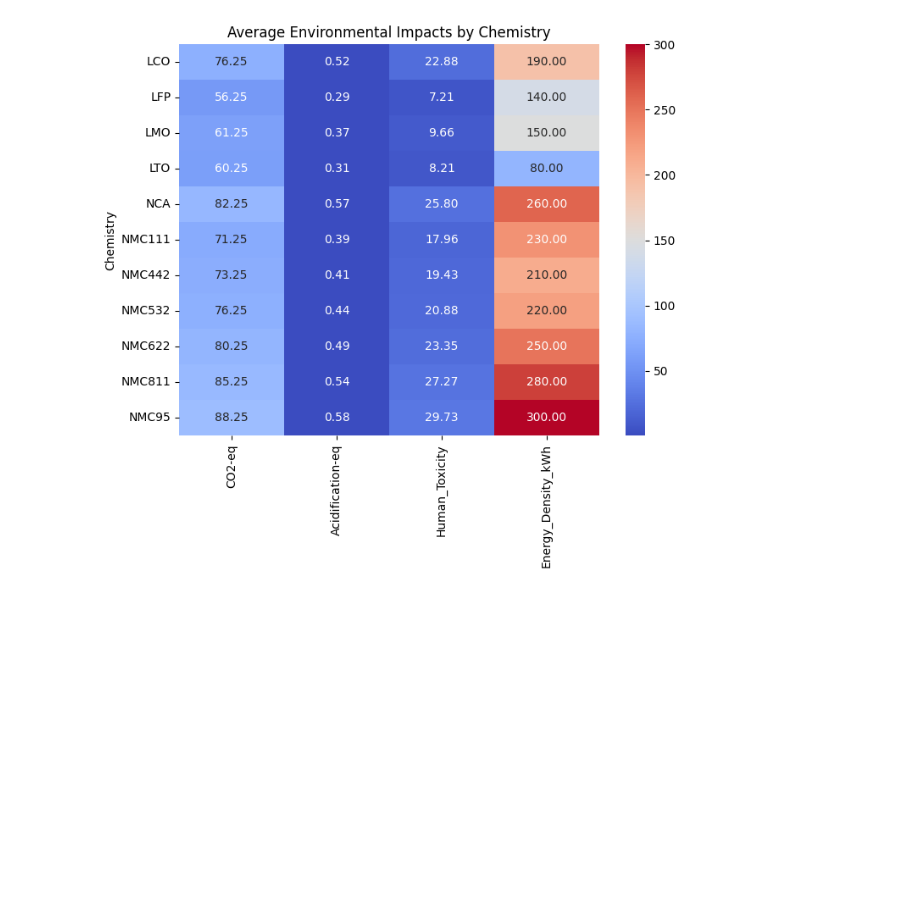
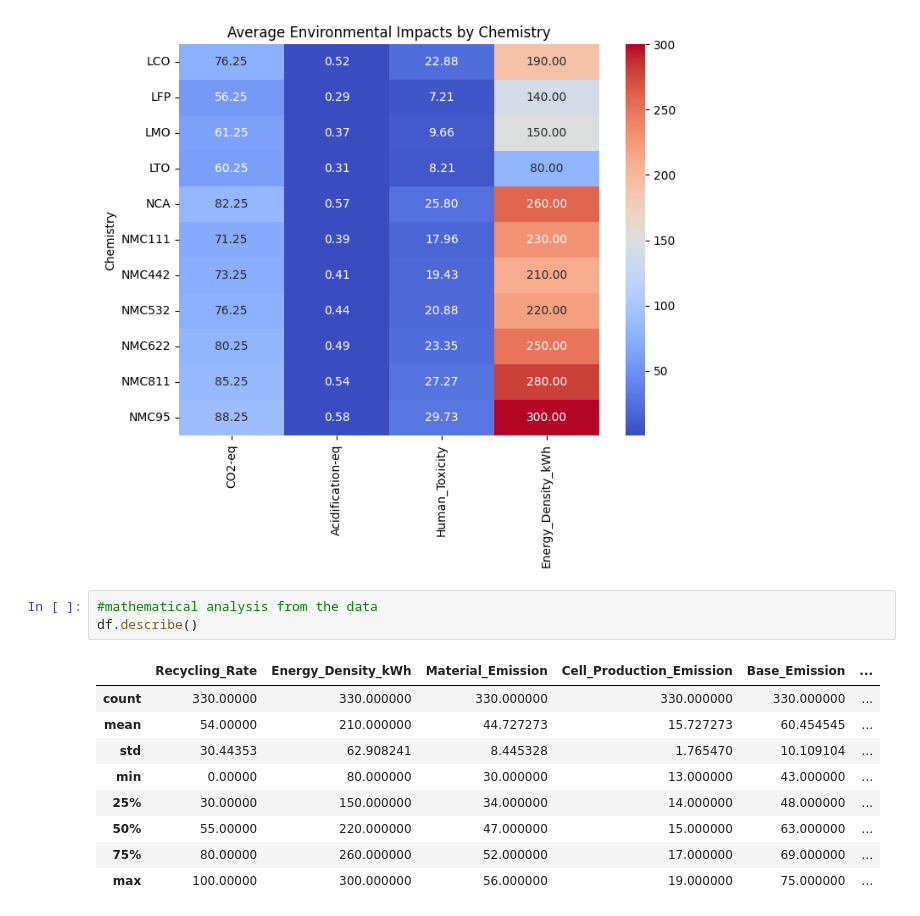
Before and after one commit to Sneha-code01/ML, a Jupyter notebook: batterypredict_1.ipynb, the cells around one changed output. Drawn from its saved outputs; the diff is of its cells as text; blank space fills up the shorter version.

```diff
--- a/batterypredict_1.ipynb
+++ b/batterypredict_1.ipynb
@@ -465,3 +422,16 @@ plt.title('Average Environmental Impacts by Chemistry')
 plt.show()
 # %% [output]
 [figure]
+# %%
+#mathematical analysis from the data
+df.describe()
+# %% [output]
+|  | Recycling_Rate | Energy_Density_kWh | Material_Emission | Cell_Production_Emission | Base_Emission | ... |
+| count | 330.00000 | 330.000000 | 330.000000 | 330.000000 | 330.000000 | ... |
+| mean | 54.00000 | 210.000000 | 44.727273 | 15.727273 | 60.454545 | ... |
+| std | 30.44353 | 62.908241 | 8.445328 | 1.765470 | 10.109104 | ... |
+| min | 0.00000 | 80.000000 | 30.000000 | 13.000000 | 43.000000 | ... |
+| 25% | 30.00000 | 150.000000 | 34.000000 | 14.000000 | 48.000000 | ... |
+| 50% | 55.00000 | 220.000000 | 47.000000 | 15.000000 | 63.000000 | ... |
+| 75% | 80.00000 | 260.000000 | 52.000000 | 17.000000 | 69.000000 | ... |
+| max | 100.00000 | 300.000000 | 56.000000 | 19.000000 | 75.000000 | ... |
```
Also changed, not shown: parts of 9 cells of this notebook.
